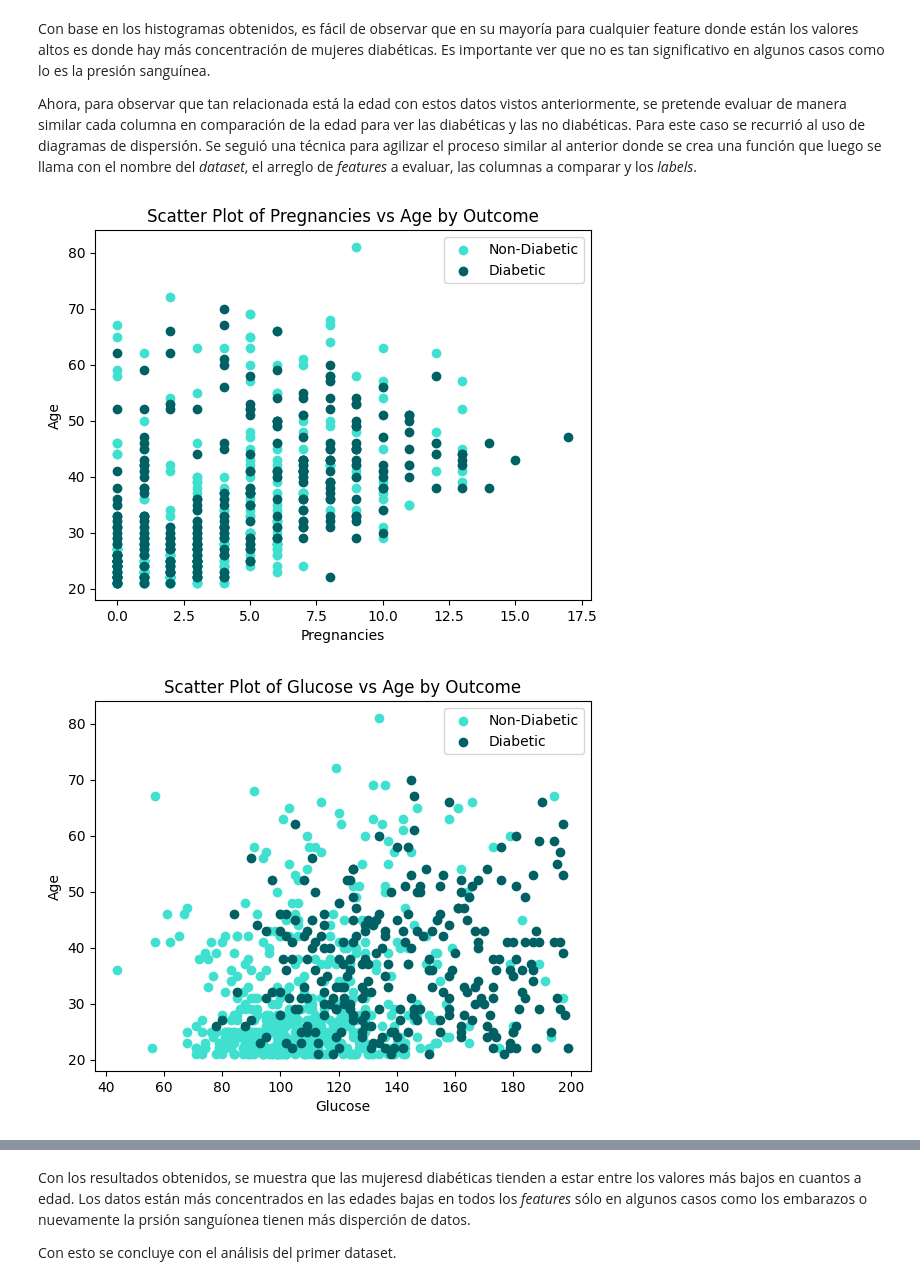
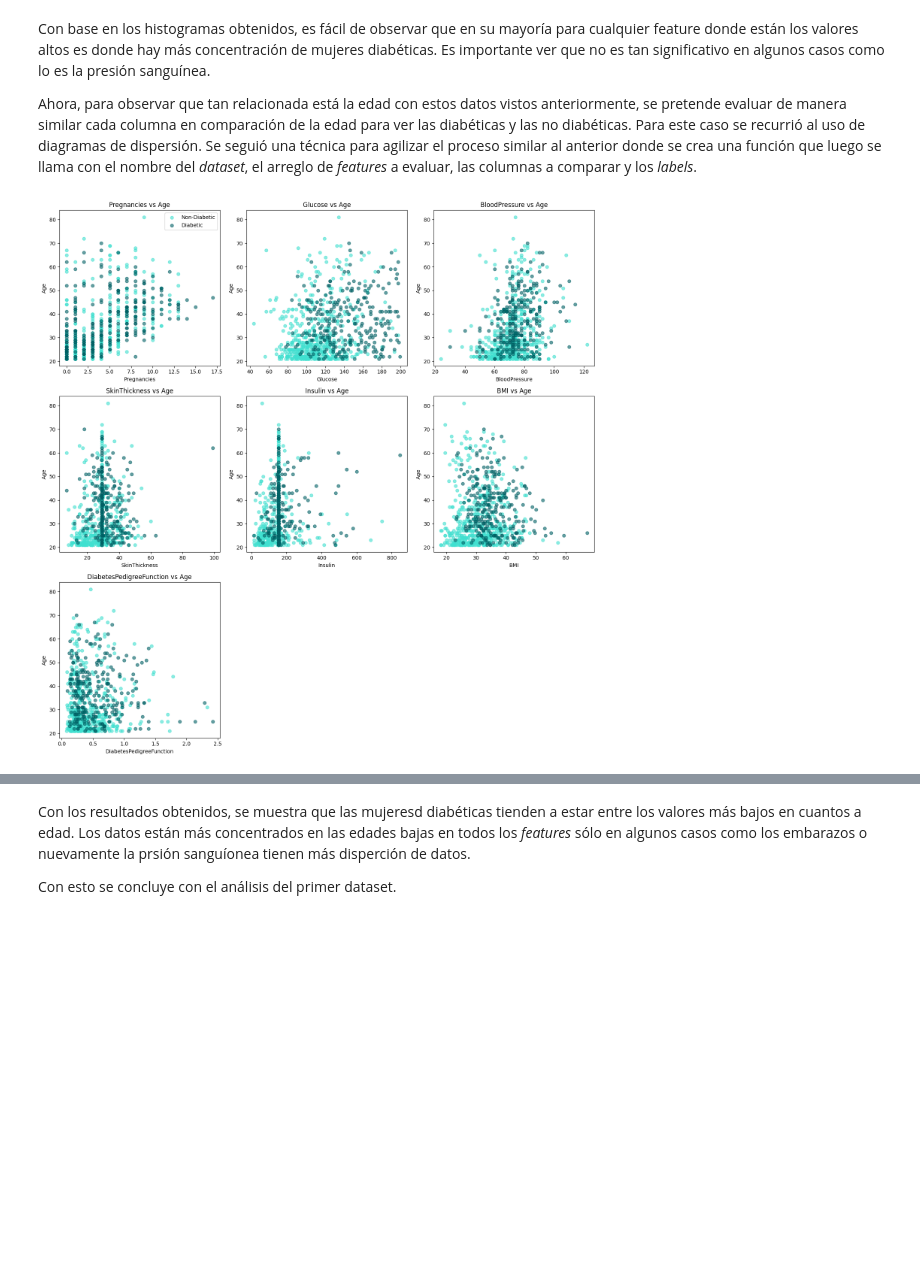
Before and after one commit to TheCsarbeat/proyecto1-IA, a Jupyter notebook: p1.ipynb, the cells around one changed output, grey strips where cells are left out. Cells and saved outputs as stored; diff of their text form; code cells hidden in the pictures; blank space fills up the shorter version.

```diff
--- a/p1.ipynb
+++ b/p1.ipynb
@@ -241,7 +231,39 @@ def scatter_plots_by_feature_and_split(df, features, split_column, y_column, lab
+# %%
+
+
+def scatter_plots_grid_by_feature_and_split(df, features, split_column, y_column, labels):
+    num_features = len(features)
+    colors = ['#40E0D0', '#006064'] # Colors for Non-Diabetic and Diabetic
+
+    # Calculate the number of rows needed for three columns
+    num_rows = (num_features + 2) // 3  # Add 2 for rounding up in integer division
+
+    # Set up the matplotlib figure with calculated rows and 3 columns
+    fig, axes = plt.subplots(num_rows, 3, figsize=(15, 5 * num_rows))  # Adjust figsize as needed
+
+    # Flatten axes array if more than one row
+    axes_flattened = axes.flatten() if num_rows > 1 else [axes]
+
+    for i, feature in enumerate(features):
+        ax = axes_flattened[i]
+        for idx, outcome in enumerate(sorted(df[split_column].unique())):
+            subset = df[df[split_column] == outcome]
+            ax.scatter(subset[feature], subset[y_column], c=colors[idx], label=labels[idx], alpha=0.6)
+
+        ax.set_title(f'{feature} vs {y_column}')
+        ax.set_xlabel(feature)
+        ax.set_ylabel(y_column)
+        if i == 0:  # Add legend only to the first plot for clarity
+            ax.legend()
+
+    # Hide any unused axes if the number of features is not a multiple of 3
+    for i in range(num_features, num_rows * 3):
+        fig.delaxes(axes_flattened[i])
+
+    plt.tight_layout()  # Adjusts subplots to fit into the figure area.
+    plt.show()
 # %%
-# Call the function to plot the scatter plots
 labels = ['Non-Diabetic', 'Diabetic']
-scatter_plots_by_feature_and_split(df_diabetes, ['Pregnancies', 'Glucose', 'BloodPressure', 'SkinThickness', 'Insulin', 'BMI', 'DiabetesPedigreeFunction'], 'Outcome', 'Age', labels)
+scatter_plots_grid_by_feature_and_split(df_diabetes, ['Pregnancies', 'Glucose', 'BloodPressure', 'SkinThickness', 'Insulin', 'BMI', 'DiabetesPedigreeFunction'], 'Outcome', 'Age', labels)
 # %% [output]
-[figure, old version]
+[figure, new version]
-[figure, removed]
```
Also changed, not shown: parts of 8 cells of this notebook.
